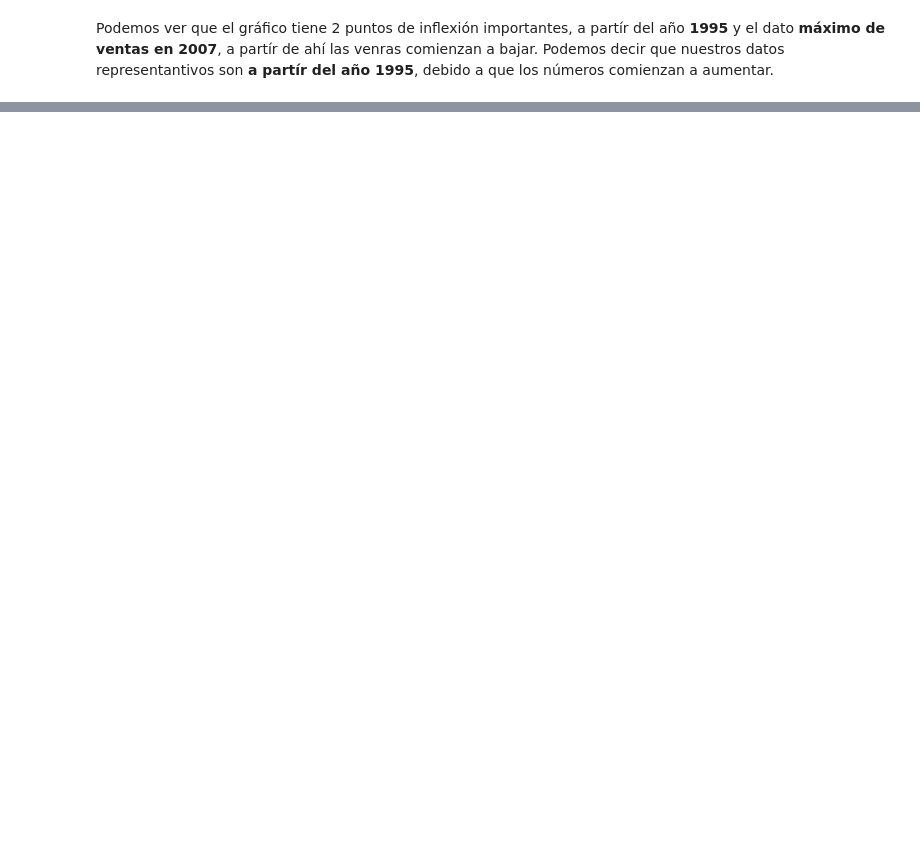
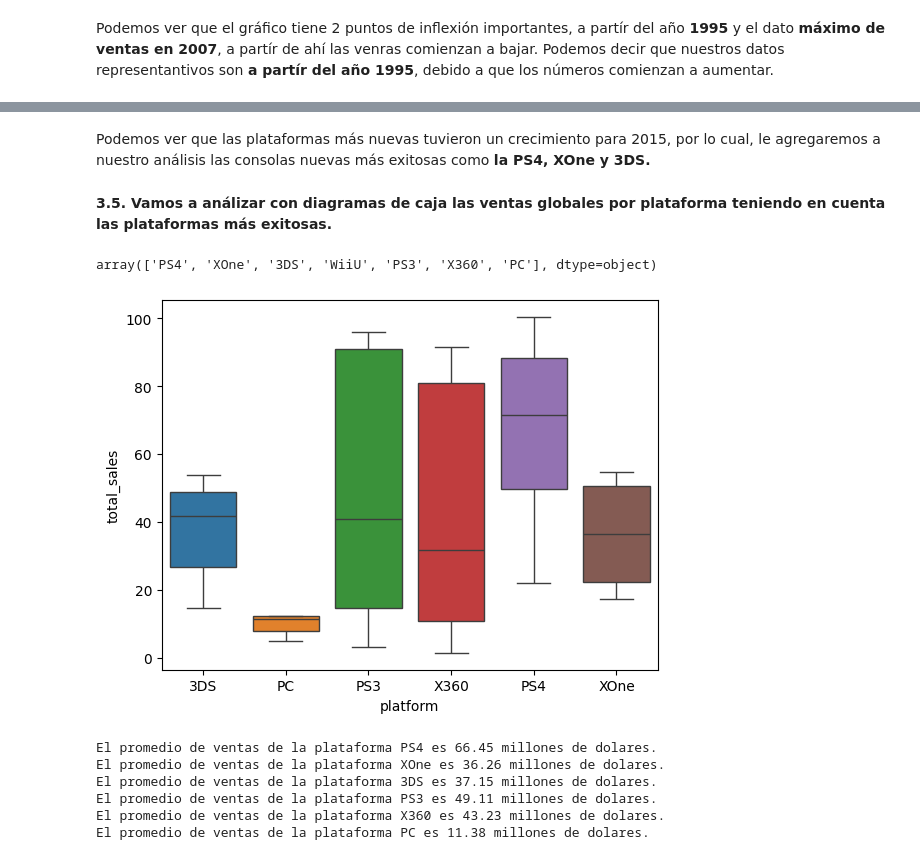
Before and after one commit to santicar1809/Analisis-de-rentabilidad-de-juegos, a Jupyter notebook: codigo.ipynb, the cells around one changed output, grey strips where cells are left out. Cells and saved outputs as stored; diff of their text form; code cells hidden in the pictures; blank space fills up the shorter version.

```diff
--- a/codigo.ipynb
+++ b/codigo.ipynb
@@ -274,0 +326,28 @@ Las diferencias en las ventas es el PS3 con un **75% de los datos debajo de 95.8
+# %% [markdown]
+Podemos ver que las plataformas más nuevas tuvieron un crecimiento para 2015, por lo cual, le agregaremos a nuestro análisis las consolas nuevas más exitosas como **la PS4, XOne y 3DS.**
+# %% [markdown]
+**3.5. Vamos a análizar con diagramas de caja las ventas globales por plataforma teniendo en cuenta las plataformas más exitosas.**
+# %%
+new_consoles_list
+# %% [output]
+array(['PS4', 'XOne', '3DS', 'WiiU', 'PS3', 'X360', 'PC'], dtype=object)
+# %%
+#Creamos el boxplot con las plataformas actuales y populares
+updated_list=['PS4', 'XOne', '3DS','PS3', 'X360', 'PC']
+updated_df=df[(df['year_of_release']>=2012)&(df['platform'].isin(updated_list))]
+updated_df_group=updated_df.groupby(['year_of_release','platform'])['total_sales'].sum().reset_index()
+fig=sns.boxplot(data=updated_df_group,x='platform',y='total_sales',hue='platform',showfliers=False)
+# %% [output]
+[figure, added]
+# %%
+#Calculamos el promedio de ventas anual de cada plataforma
+for platform in updated_list:
+    prom=updated_df_group[updated_df_group['platform']==platform]['total_sales'].mean().round(2)
+    print(f'El promedio de ventas de la plataforma {platform} es {prom} millones de dolares.')
+# %% [output]
+El promedio de ventas de la plataforma PS4 es 66.45 millones de dolares.
+El promedio de ventas de la plataforma XOne es 36.26 millones de dolares.
+El promedio de ventas de la plataforma 3DS es 37.15 millones de dolares.
+El promedio de ventas de la plataforma PS3 es 49.11 millones de dolares.
+El promedio de ventas de la plataforma X360 es 43.23 millones de dolares.
+El promedio de ventas de la plataforma PC es 11.38 millones de dolares.
```
Also changed, not shown: parts of 102 cells of this notebook, 1 other file.
